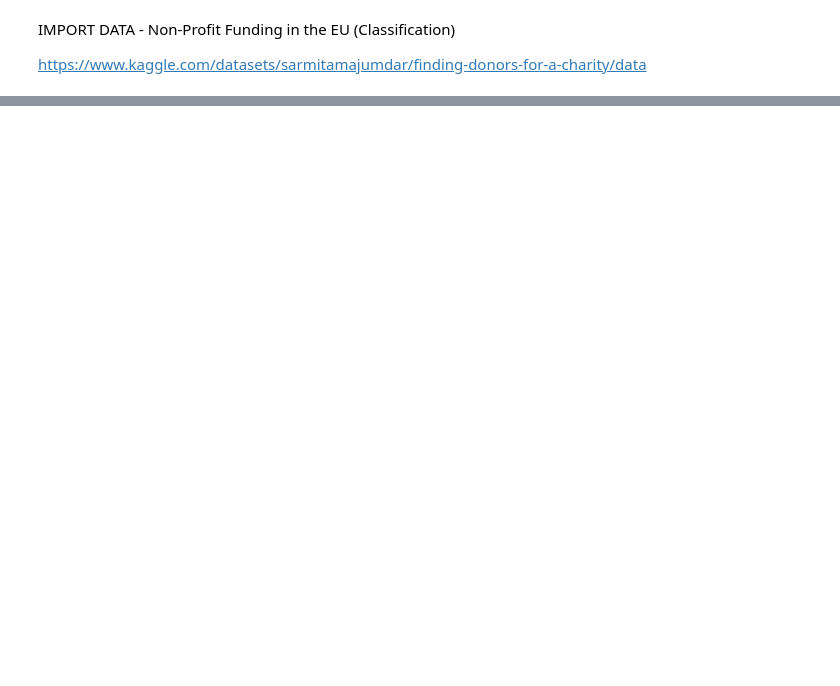
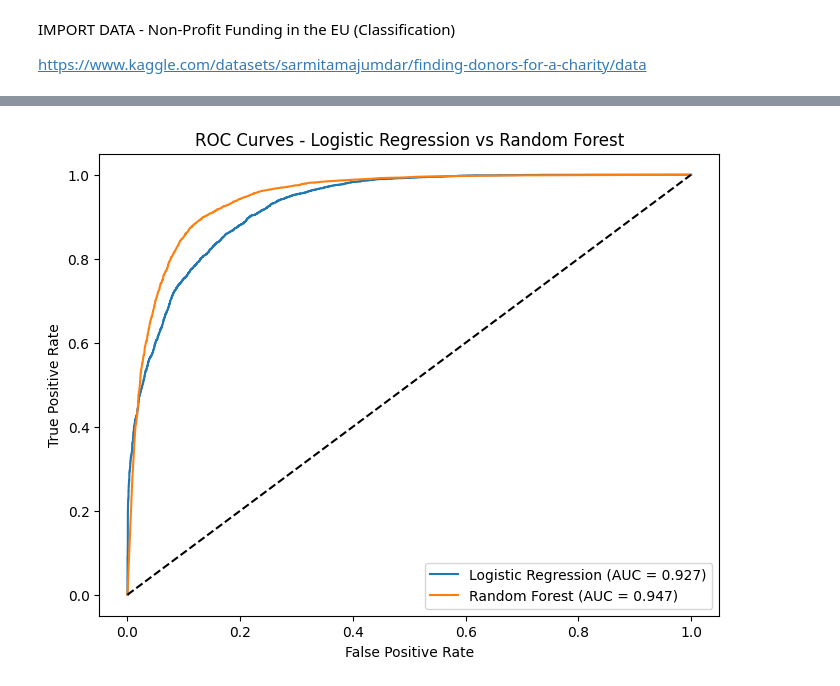
Before and after one commit to olivarescr69/Thesis_Poland, a Jupyter notebook: THESIS_code.ipynb, the cells around one changed output, grey strips where cells are left out. Saved outputs shown, nothing was run; the diff lists cells and outputs as text; code cells hidden in the pictures; blank space fills up the shorter version.

```diff
--- a/THESIS_code.ipynb
+++ b/THESIS_code.ipynb
@@ -403,0 +942,16 @@ https://www.kaggle.com/datasets/sarmitamajumdar/finding-donors-for-a-charity/dat
+# %%
+# Plot ROC Curves for Both Models
+fpr_lr, tpr_lr, _ = roc_curve(y_test, y_prob_lr)
+fpr_rf, tpr_rf, _ = roc_curve(y_test, y_prob_rf)
+plt.figure(figsize=(8, 6))
+plt.plot(fpr_lr, tpr_lr, label=f'Logistic Regression (AUC = {lr_metrics["Area under the ROC Curve"]:.3f})')
+plt.plot(fpr_rf, tpr_rf, label=f'Random Forest (AUC = {rf_metrics["Area under the ROC Curve"]:.3f})')
+plt.plot([0, 1], [0, 1], 'k--')
+plt.xlabel('False Positive Rate')
+plt.ylabel('True Positive Rate')
+plt.title('ROC Curves - Logistic Regression vs Random Forest')
+plt.legend(loc='best')
+plt.savefig('roc_curves_comparison.png')
+plt.show()
+# %% [output]
+[figure, added]
```
Also changed, not shown: parts of 66 cells of this notebook.
